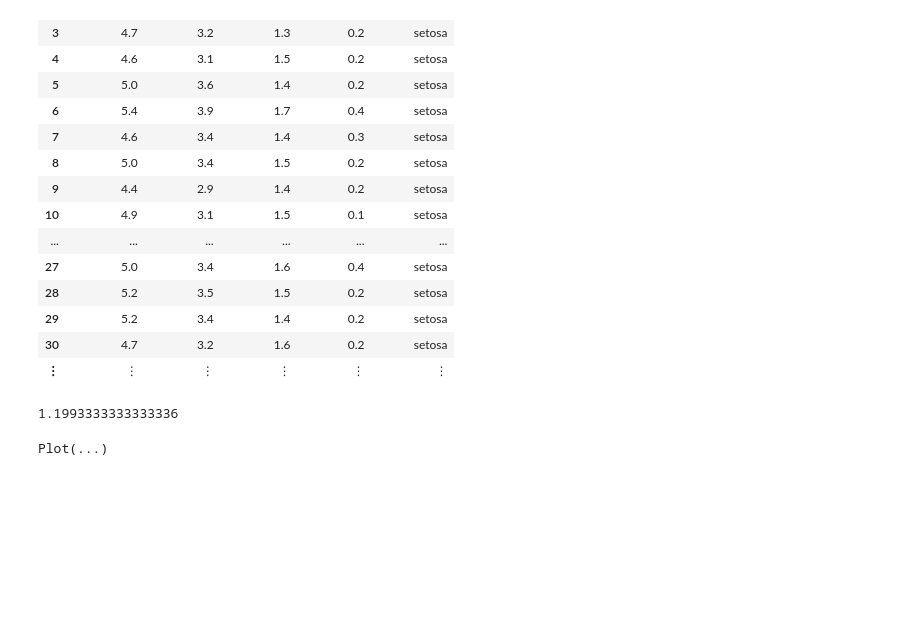
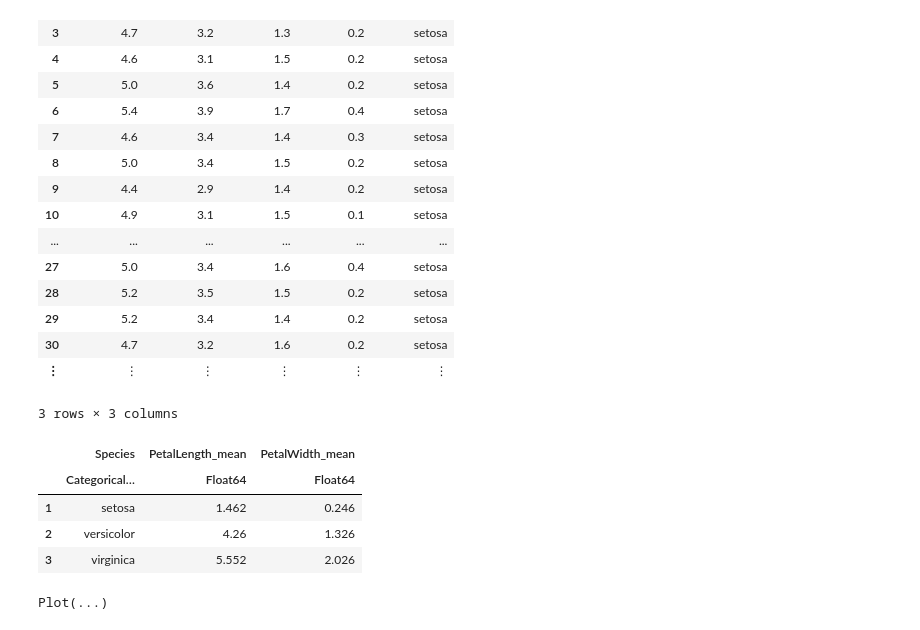
Before and after one commit to nuclear718/1st-DL-CVMarathon, a Jupyter notebook: julia_024_hw.ipynb, the cells around one changed output. Saved outputs shown, nothing was run; the diff lists cells and outputs as text; code cells hidden in the pictures; blank space fills up the shorter version.

```diff
--- a/julia_024_hw.ipynb
+++ b/julia_024_hw.ipynb
@@ -29,9 +29,13 @@ iris = dataset("datasets", "iris")
 | 29 | 5.2 | 3.4 | 1.4 | 0.2 | setosa |
 | 30 | 4.7 | 3.2 | 1.6 | 0.2 | setosa |
 | ⋮ | ⋮ | ⋮ | ⋮ | ⋮ | ⋮ |
-# %%
-mPetalLength=mean(iris[:,3])
-mPetalWength=mean(iris[:,4])
-# %% [output]
-1.1993333333333336
+# %%
+meanary=by(iris,:Species,3=>mean,4=>mean)
+# %% [output]
+3 rows × 3 columns
+|  | Species | PetalLength_mean | PetalWidth_mean |
+|  | Categorical… | Float64 | Float64 |
+| 1 | setosa | 1.462 | 0.246 |
+| 2 | versicolor | 4.26 | 1.326 |
+| 3 | virginica | 5.552 | 2.026 |
 # %%
```
Also changed, not shown: parts of 2 cells of this notebook.
